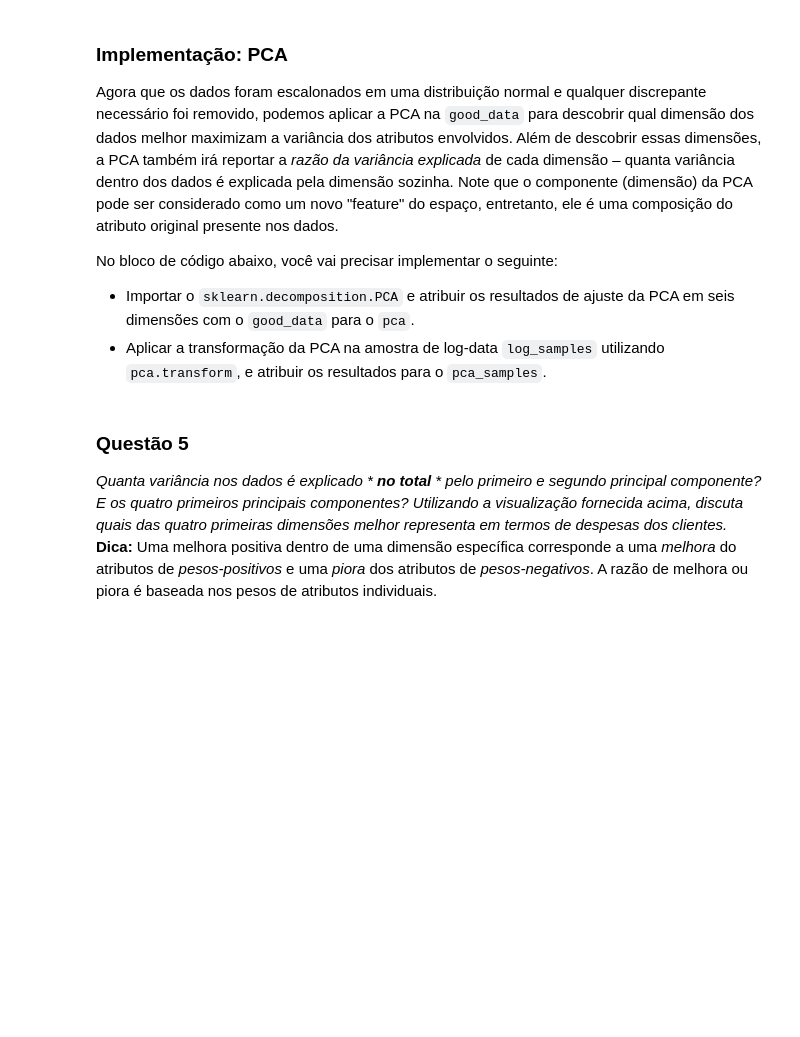
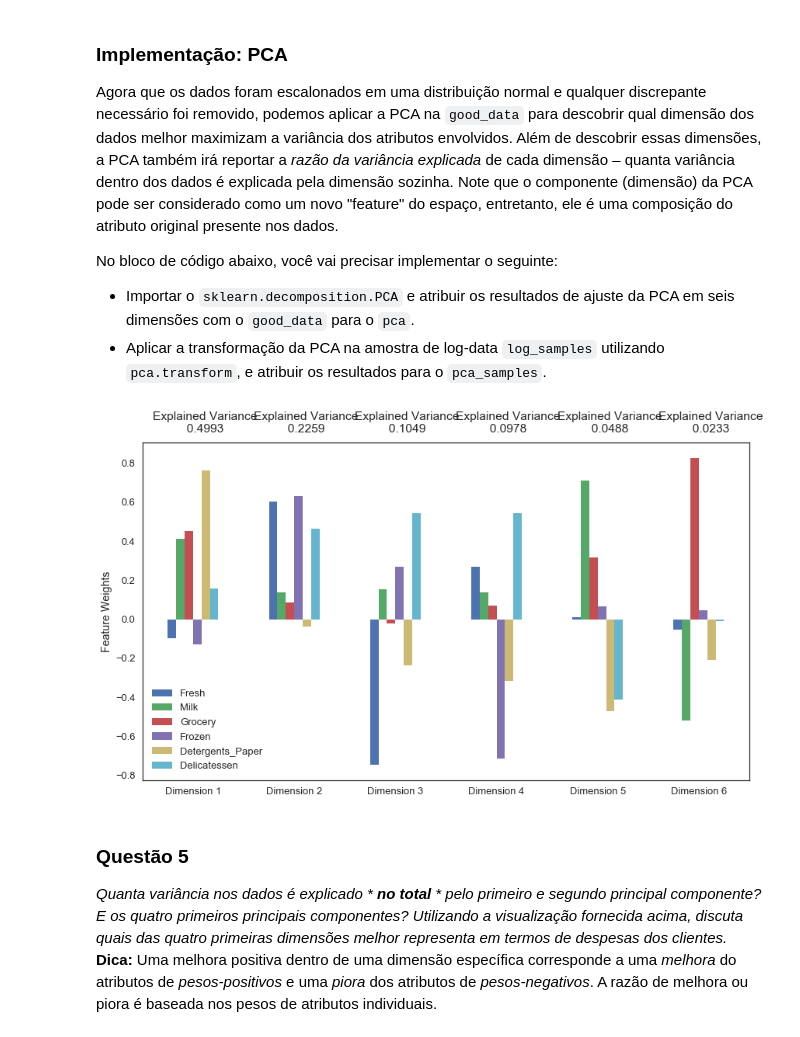
Before and after one commit to michelpf/mldn-customer-segments, a Jupyter notebook: customer_segments_PT.ipynb, the cells around one changed output. Drawn from its saved outputs; the diff is of its cells as text; code cells hidden in the pictures; blank space fills up the shorter version.

```diff
--- a/customer_segments_PT.ipynb
+++ b/customer_segments_PT.ipynb
@@ -201,22 +253,41 @@ No bloco de código abaixo, você vai precisar implementar o seguinte:
+# %%
+from collections import Iterable
+
+def flatten(lis):
+     for item in lis:
+         if isinstance(item, Iterable) and not isinstance(item, basestring):
+             for x in flatten(item):
+                 yield x
+         else:
+             yield item
 # %%
 # Para cada atributo encontre os pontos de dados com máximos valores altos e baixos
+outliers_list = []
+
 for feature in log_data.keys():
 
+    print "\nAnalisando " + feature
+
+    display(log_data[feature].describe())
+
     # TODO: Calcule Q1 (25º percentil dos dados) para o atributo dado
-    Q1 = None
+    Q1 = np.percentile(log_data[feature], 25)
 
     # TODO: Calcule Q3 (75º percentil dos dados) para o atributo dado
-    Q3 = None
+    Q3 = np.percentile(log_data[feature], 75)
 
     # TODO: Utilize a amplitude interquartil para calcular o passo do discrepante (1,5 vezes a variação interquartil)
-    step = None
+    step = 1.5 * (Q3 - Q1)
 
     # Mostre os discrepantes
     print "Data points considered outliers for the feature '{}':".format(feature)
     display(log_data[~((log_data[feature] >= Q1 - step) & (log_data[feature] <= Q3 + step))])
+    outliers_list.append(log_data[~((log_data[feature] >= Q1 - step) & (log_data[feature] <= Q3 + step))].index.tolist())
 
 # OPCIONAL: Selecione os índices dos pontos de dados que você deseja remover
-outliers  = []
+outliers  = list(flatten(outliers_list))
 
+print "Indexes to be removed " + str(len(outliers)) + ": " + str(outliers)
+print "Impacto no dataset " + str(100*float(len(outliers))/len(data)) + "%"
 # Remova os discrepantes, caso nenhum tenha sido especificado
 good_data = log_data.drop(log_data.index[outliers]).reset_index(drop = True)
@@ -237,14 +371,18 @@ No bloco de código abaixo, você vai precisar implementar o seguinte:
  - Importar o `sklearn.decomposition.PCA` e atribuir os resultados de ajuste da PCA em seis dimensões com o `good_data` para o `pca`.
  - Aplicar a transformação da PCA na amostra de log-data `log_samples` utilizando `pca.transform`, e atribuir os resultados para o `pca_samples`.
 # %%
+from sklearn.decomposition import PCA
+
 # TODO: Aplique a PCA ao ajustar os bons dados com o mesmo número de dimensões como atributos
-pca = None
+pca = PCA(n_components=6).fit(good_data)
 
 # TODO: Transforme a amostra de data-log utilizando o ajuste da PCA acima
-pca_samples = None
+pca_samples = pca.transform(good_data)
 
 # Gere o plot dos resultados da PCA
 pca_results = rs.pca_results(good_data, pca)
+# %% [output]
+[figure, added]
 # %% [markdown]
 ### Questão 5
 *Quanta variância nos dados é explicado * ***no total*** * pelo primeiro e segundo principal componente? E os quatro primeiros principais componentes? Utilizando a visualização fornecida acima, discuta quais das quatro primeiras dimensões melhor representa em termos de despesas dos clientes.*
```
Also changed, not shown: parts of 38 cells of this notebook, 1 other file.
